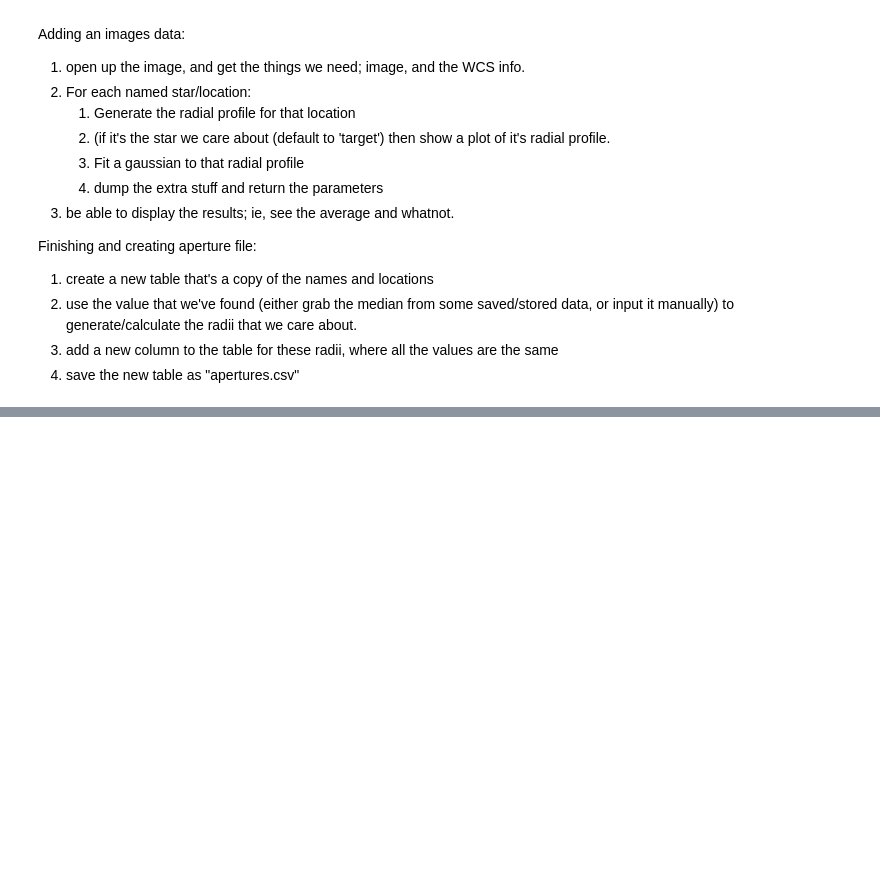
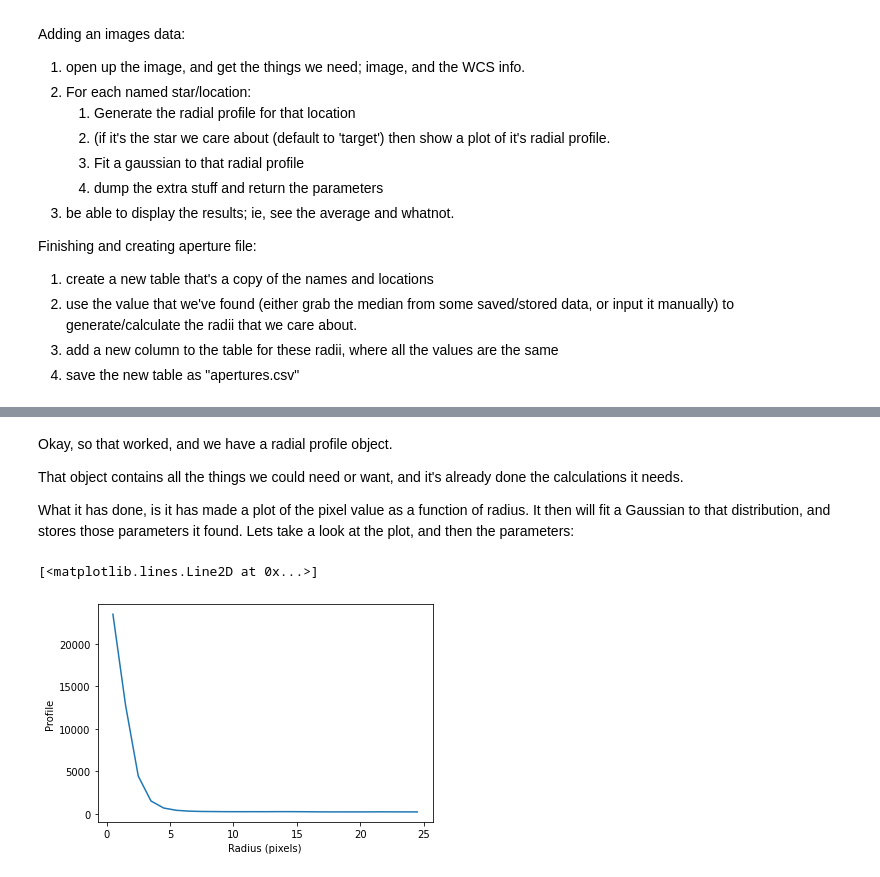
Before and after one commit to AidanMcClung/QAOP, a Jupyter notebook: radialProfiling.ipynb, the cells around one changed output, grey strips where cells are left out. Cells and saved outputs as stored; diff of their text form; code cells hidden in the pictures; blank space fills up the shorter version.

Commit message:
Update V2.3 - radial prof

```diff
--- a/radialProfiling.ipynb
+++ b/radialProfiling.ipynb
@@ -281,0 +152,5 @@ Table length=5
+# %%
+#to see what format a table row has:
+
+sample_row = nameLocTable[4]
+print(sample_row)
@@ -281,0 +161,26 @@ Table length=5
+# %%
+def getXYfromRow(table_row,wcs=sample_wcs):
+
+    #Fill in this function
+
+    return x,y
+
+#Answer: Students will need to create a SkyCoord version of the RA and DEC,
+#so that it's actually an RA and DEC and not just a number
+
+#They will need the WCS object to do this, and can extract the RA and DEC however they like
+#They will need to multiply the numbers by the degree unit though, that's important.
+
+def getXYfromRow(table_row,wcs=sample_wcs):
+    this_ra = table_row['RA'] * u.deg
+    this_dec = table_row['DEC'] * u.deg
+
+    this_sc = SkyCoord(this_ra,this_dec)
+
+    this_pixCoord = skycoord_to_pixel(this_sc,wcs=wcs)
+    #print(this_pixCoord)
+    x = this_pixCoord[0]
+    y = this_pixCoord[1]
+    return x,y
+
+getXYfromRow(sample_row,wcs=sample_wcs)
@@ -281,0 +193,9 @@ Table length=5
+# %%
+with fits.open(dataFilePath+'output/001.fits') as hdul:
+    sample_wcs = WCS(hdul[0].header)
+    sample_image = hdul[0].data
+
+    pixcoord = getXYfromRow(sample_row)
+
+    sample_rp = RadialProfile(sample_image,pixcoord,radii)
+    print(sample_rp)
@@ -281,0 +208,11 @@ Table length=5
+# %% [markdown]
+Okay, so that worked, and we have a radial profile object.
+
+That object contains all the things we could need or want, and it's already done the calculations it needs.
+
+What it has done, is it has made a plot of the pixel value as a function of radius. It then will fit a Gaussian to that distribution, and stores those parameters it found. Lets take a look at the plot, and then the parameters:
+# %%
+sample_rp.plot()
+# %% [output]
+[<matplotlib.lines.Line2D at 0x...>]
+[figure, added]
```
Also changed, not shown: parts of 48 cells of this notebook, 3 other files.
